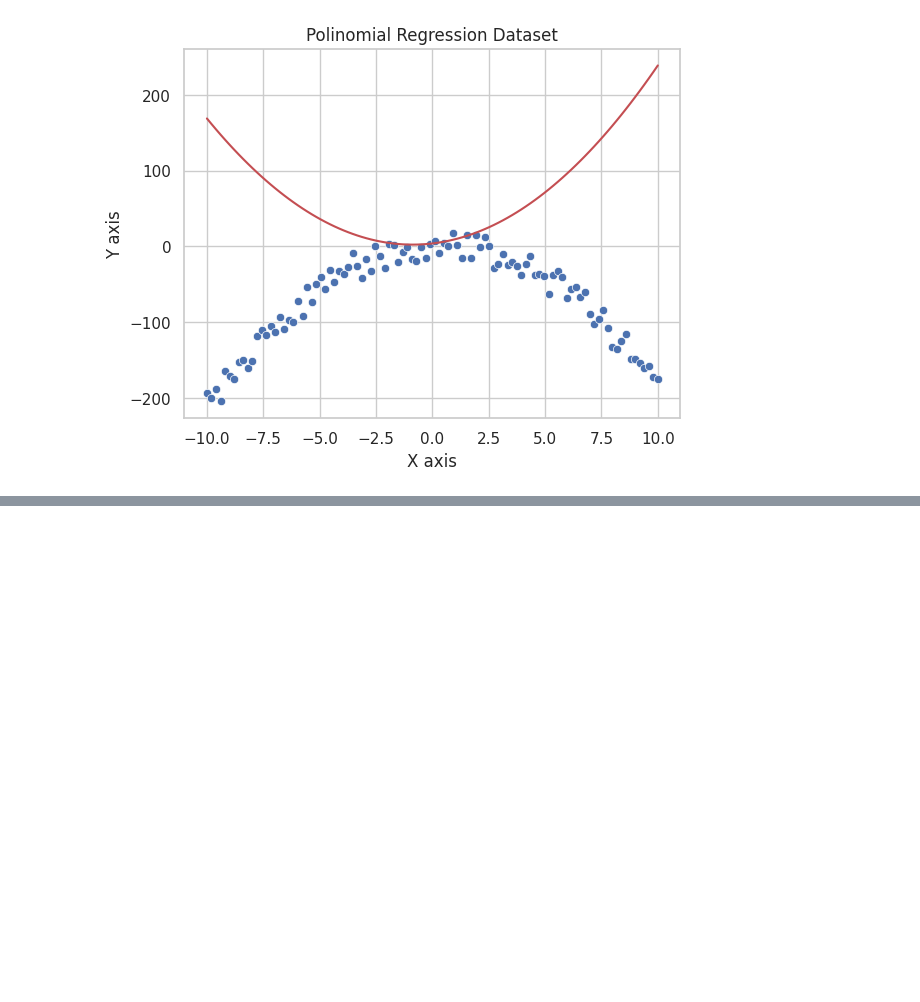
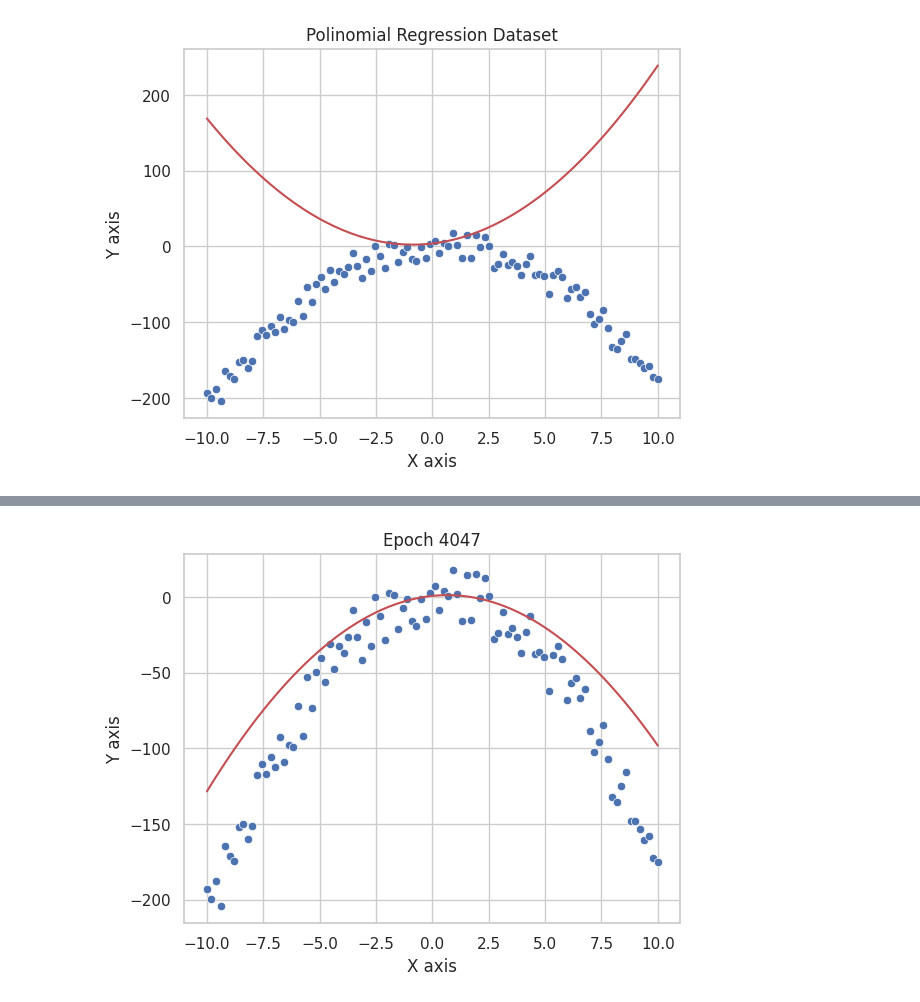
Before and after one commit to nguyenvinhlinh/jupyter-lab-collection, a Jupyter notebook: notebooks/0002-Polinomial Regression model.ipynb, the cells around one changed output, grey strips where cells are left out. Drawn from its saved outputs; the diff is of its cells as text; code cells hidden in the pictures; blank space fills up the shorter version.

```diff
--- a/notebooks/0002-Polinomial Regression model.ipynb
+++ b/notebooks/0002-Polinomial Regression model.ipynb
@@ -133,2 +133,4 @@ After Epoch 1931, avg_total_loss: 10686.101333499135
 # %%
-def draw_plot(model, epoch=global_current_epoch):
+draw_plot(train_model, epoch=global_current_epoch)
+# %% [output]
+[figure, added]
```
Also changed, not shown: parts of 1 cell of this notebook.
